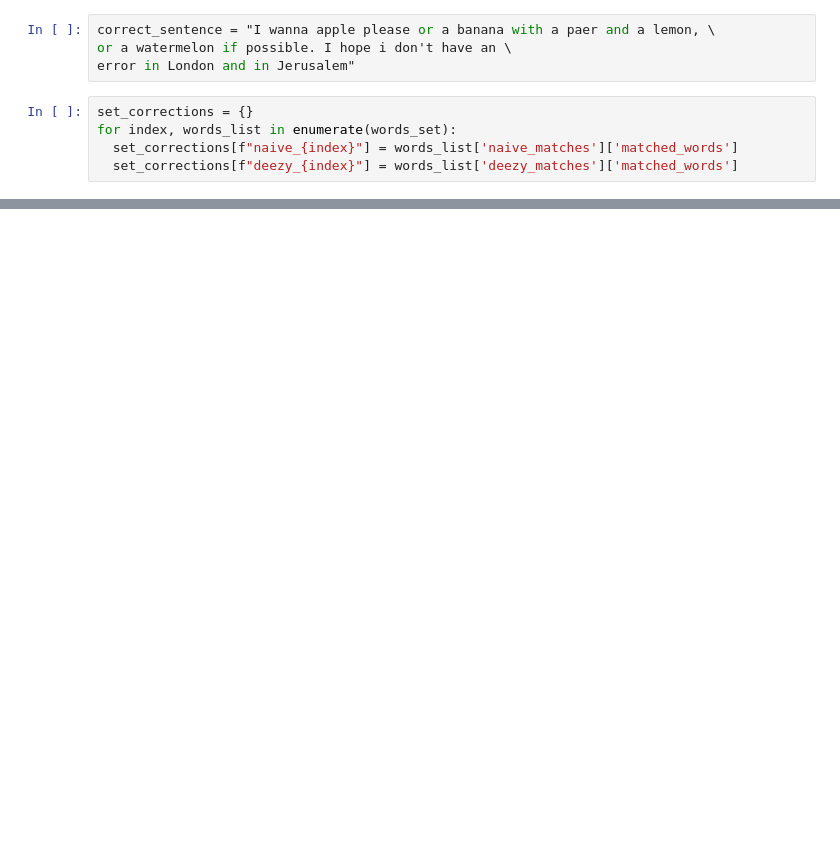
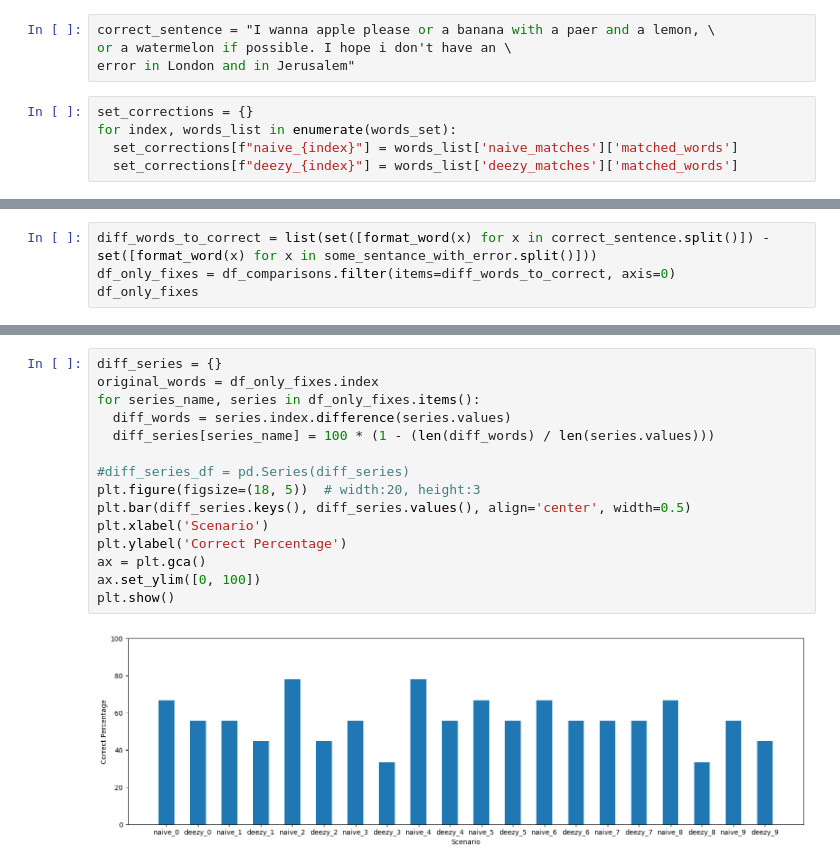
Before and after one commit to stavco9/datastreaming-final-project, a Jupyter notebook: Data_Analysis_DeezyMatch.ipynb, the cells around one changed output, grey strips where cells are left out. Drawn from its saved outputs; the diff is of its cells as text; blank space fills up the shorter version.

```diff
--- a/Data_Analysis_DeezyMatch.ipynb
+++ b/Data_Analysis_DeezyMatch.ipynb
@@ -289,0 +308,4 @@ df_comparisons
+# %%
+diff_words_to_correct = list(set([format_word(x) for x in correct_sentence.split()]) - set([format_word(x) for x in some_sentance_with_error.split()]))
+df_only_fixes = df_comparisons.filter(items=diff_words_to_correct, axis=0)
+df_only_fixes
@@ -289,0 +323,17 @@ df_comparisons
+# %%
+diff_series = {}
+original_words = df_only_fixes.index
+for series_name, series in df_only_fixes.items():
+  diff_words = series.index.difference(series.values)
+  diff_series[series_name] = 100 * (1 - (len(diff_words) / len(series.values)))
+
+#diff_series_df = pd.Series(diff_series)
+plt.figure(figsize=(18, 5))  # width:20, height:3
+plt.bar(diff_series.keys(), diff_series.values(), align='center', width=0.5)
+plt.xlabel('Scenario')
+plt.ylabel('Correct Percentage')
+ax = plt.gca()
+ax.set_ylim([0, 100])
+plt.show()
+# %% [output]
+[figure, added]
```
Also changed, not shown: parts of 9 cells of this notebook.
